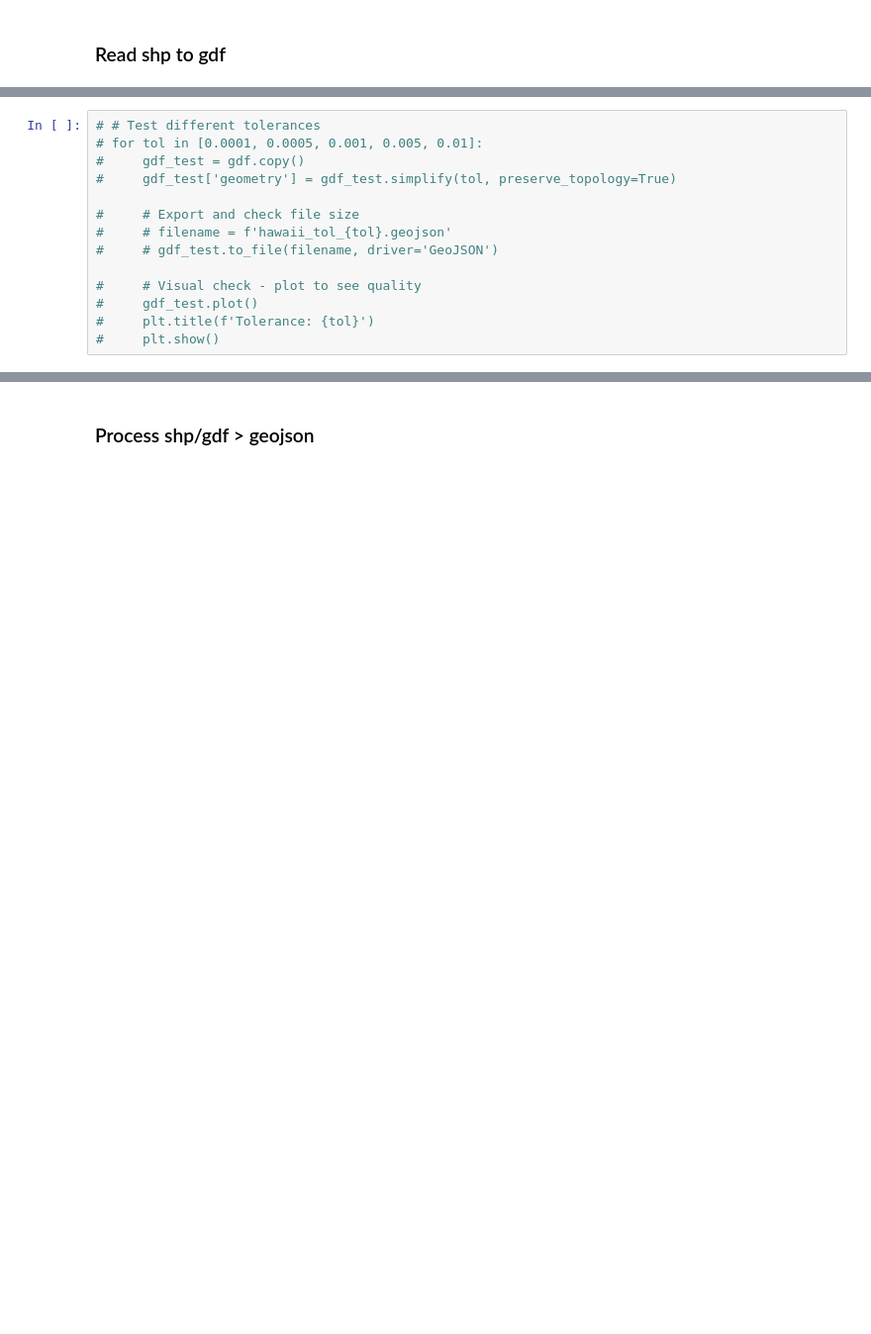
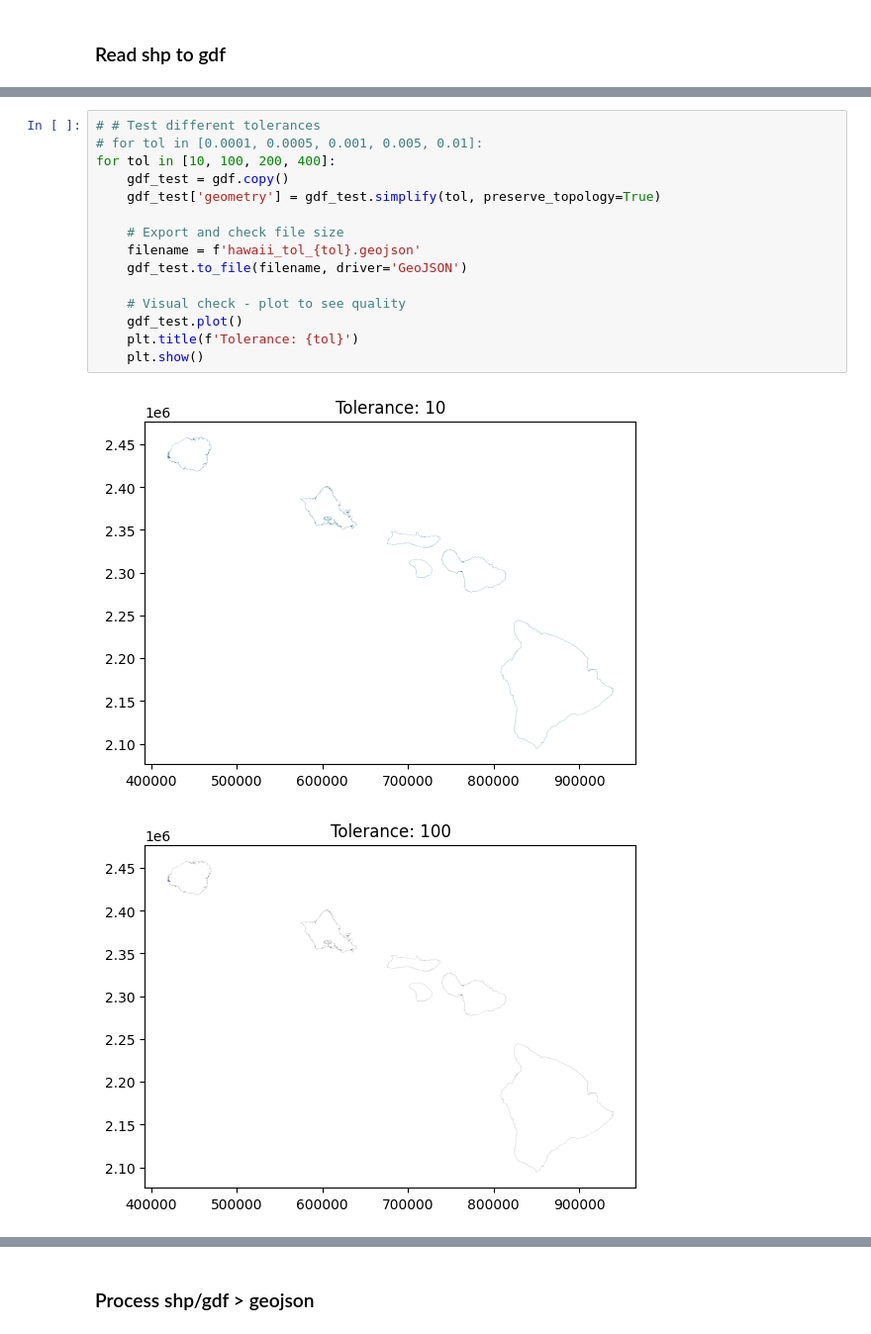
Before and after one commit to UH-CI/ccsvi-dashboard, a Jupyter notebook: notebooks/map_visual.ipynb, the cells around one changed output, grey strips where cells are left out. Shown at 99% size. Saved outputs shown, nothing was run; the diff lists cells and outputs as text; blank space fills up the shorter version.

```diff
--- a/notebooks/map_visual.ipynb
+++ b/notebooks/map_visual.ipynb
@@ -68,14 +71,18 @@ gdf.plot()
 # %%
 # # Test different tolerances
 # for tol in [0.0001, 0.0005, 0.001, 0.005, 0.01]:
-#     gdf_test = gdf.copy()
-#     gdf_test['geometry'] = gdf_test.simplify(tol, preserve_topology=True)
+for tol in [10, 100, 200, 400]:
+    gdf_test = gdf.copy()
+    gdf_test['geometry'] = gdf_test.simplify(tol, preserve_topology=True)
 
-#     # Export and check file size
-#     # filename = f'hawaii_tol_{tol}.geojson'
-#     # gdf_test.to_file(filename, driver='GeoJSON')
+    # Export and check file size
+    filename = f'hawaii_tol_{tol}.geojson'
+    gdf_test.to_file(filename, driver='GeoJSON')
 
-#     # Visual check - plot to see quality
-#     gdf_test.plot()
-#     plt.title(f'Tolerance: {tol}')
-#     plt.show()
+    # Visual check - plot to see quality
+    gdf_test.plot()
+    plt.title(f'Tolerance: {tol}')
+    plt.show()
+# %% [output]
+[figure, added]
+[figure, added]
```
Also changed, not shown: parts of 5 cells of this notebook, 37 other files.
